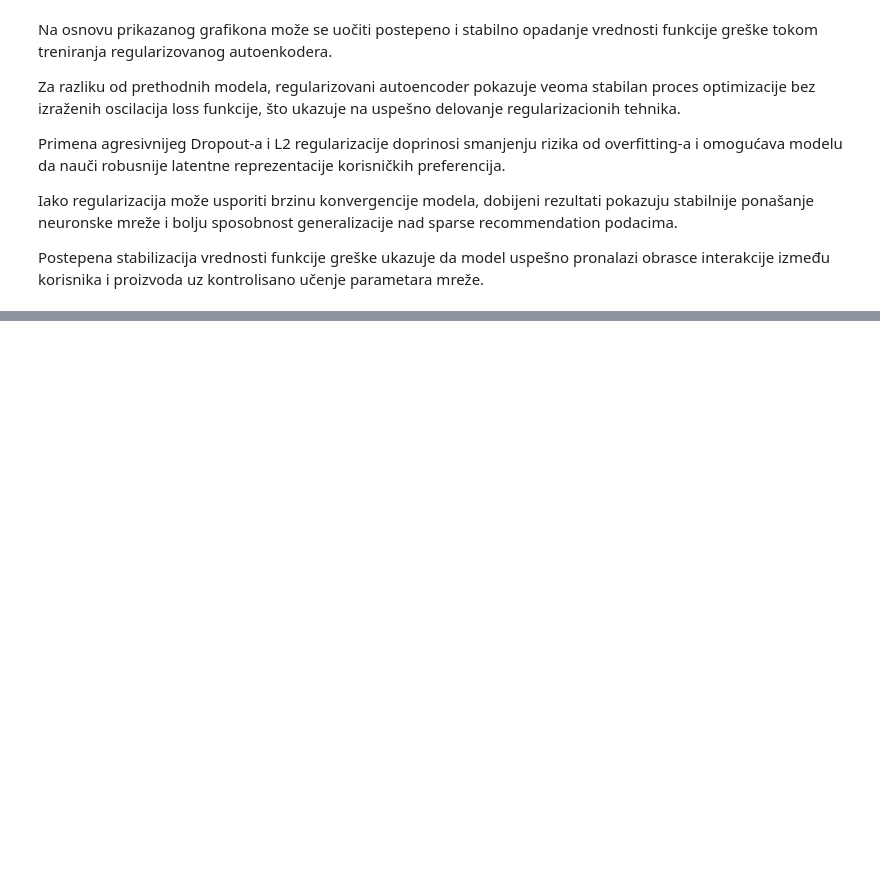
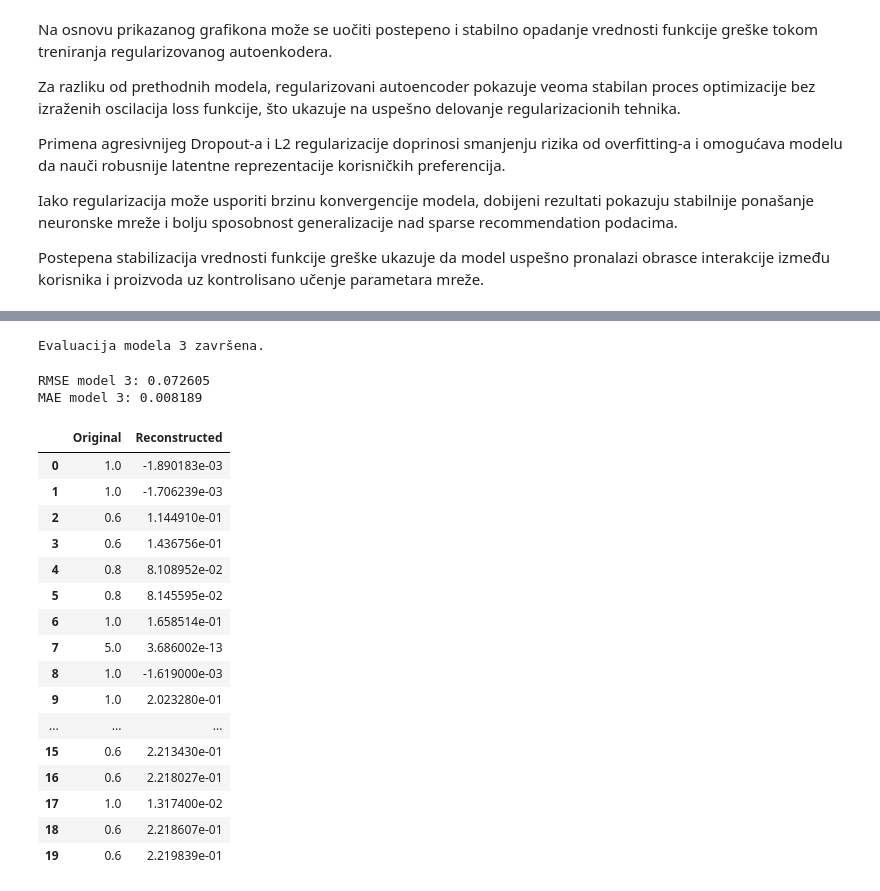
Before and after one commit to branka2004/preporuka_proizvoda_u_elektronskoj_trgovini, a Jupyter notebook: preporuka_proizvoda_autoencoder.ipynb, the cells around one changed output, grey strips where cells are left out. Cells and saved outputs as stored; diff of their text form; code cells hidden in the pictures; blank space fills up the shorter version.

```diff
--- a/preporuka_proizvoda_autoencoder.ipynb
+++ b/preporuka_proizvoda_autoencoder.ipynb
@@ -1318,0 +1327,71 @@ Postepena stabilizacija vrednosti funkcije greške ukazuje da model uspešno pro
+# %%
+# Evaluacija modela 3
+
+model_3_autoencoder.eval()
+
+with torch.no_grad():
+
+    reconstructed_3 = model_3_autoencoder(
+        X_test_tensor.to(device)
+    )
+
+# Prebacivanje na CPU
+reconstructed_3 = reconstructed_3.cpu().numpy()
+
+# Originalne vrednosti
+original_3 = X_test_tensor.cpu().numpy()
+
+print("Evaluacija modela 3 završena.")
+# %% [output]
+Evaluacija modela 3 završena.
+# %%
+# Računanje RMSE i MAE za model 3
+
+rmse_3 = np.sqrt(
+    mean_squared_error(
+        original_3.flatten(),
+        reconstructed_3.flatten()
+    )
+)
+
+mae_3 = mean_absolute_error(
+    original_3.flatten(),
+    reconstructed_3.flatten()
+)
+
+print(f"RMSE model 3: {rmse_3:.6f}")
+print(f"MAE model 3: {mae_3:.6f}")
+# %% [output]
+RMSE model 3: 0.072605
+MAE model 3: 0.008189
+# %%
+# Poređenje originalnih i rekonstruisanih vrednosti
+
+sample_user = 0
+
+rated_indices = np.where(original_3[sample_user] > 0)[0]
+
+comparison_df_3 = pd.DataFrame({
+    "Original": original_3[sample_user][rated_indices][:20],
+    "Reconstructed": reconstructed_3[sample_user][rated_indices][:20]
+})
+
+comparison_df_3
+# %% [output]
+|  | Original | Reconstructed |
+| 0 | 1.0 | -1.890183e-03 |
+| 1 | 1.0 | -1.706239e-03 |
+| 2 | 0.6 | 1.144910e-01 |
+| 3 | 0.6 | 1.436756e-01 |
+| 4 | 0.8 | 8.108952e-02 |
+| 5 | 0.8 | 8.145595e-02 |
+| 6 | 1.0 | 1.658514e-01 |
+| 7 | 5.0 | 3.686002e-13 |
+| 8 | 1.0 | -1.619000e-03 |
+| 9 | 1.0 | 2.023280e-01 |
+| ... | ... | ... |
+| 15 | 0.6 | 2.213430e-01 |
+| 16 | 0.6 | 2.218027e-01 |
+| 17 | 1.0 | 1.317400e-02 |
+| 18 | 0.6 | 2.218607e-01 |
+| 19 | 0.6 | 2.219839e-01 |
```
Also changed, not shown: parts of 8 cells of this notebook.
